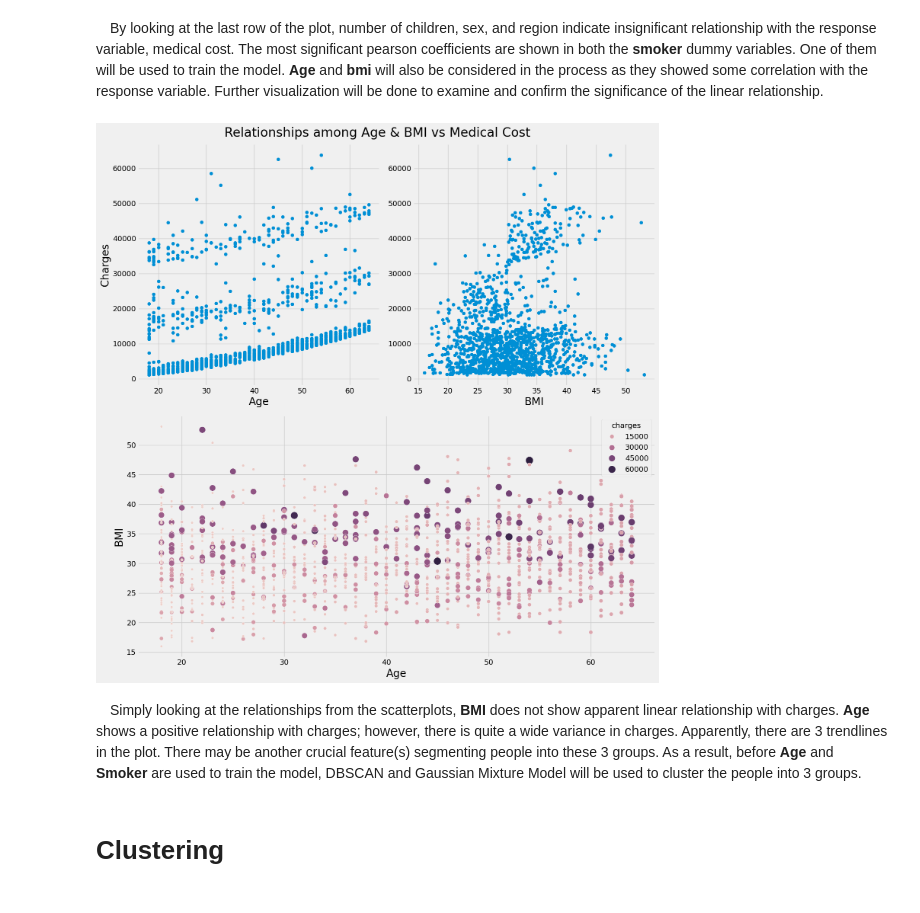
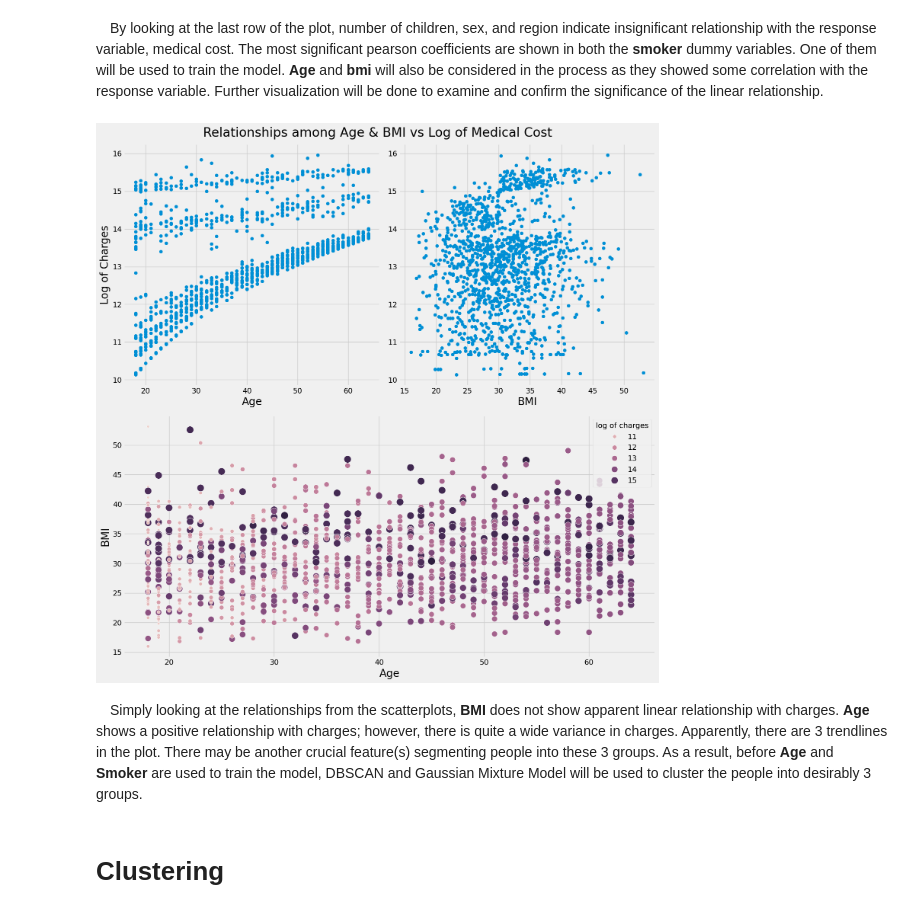
Before and after one commit to moscmh/medicalcost, a Jupyter notebook: medicalcost.ipynb, the cells around one changed output. Cells and saved outputs as stored; diff of their text form; code cells hidden in the pictures.

Commit message:
Ready to perform clustering again.

```diff
--- a/medicalcost.ipynb
+++ b/medicalcost.ipynb
@@ -136,29 +136,29 @@ plt.show()
 # %%
 # Scatterplots for age and bmi versus charges
 fig = plt.figure(figsize=(15,15))
 
 ax1 = fig.add_subplot(2,2,1)
-ax1.scatter(data=df_dummies, x='age', y='charges')
+ax1.scatter(data=df_dummies, x='age', y='log_y')
 ax1.set_xlabel('Age', fontsize=20)
-ax1.set_ylabel('Charges', fontsize=20)
+ax1.set_ylabel('Log of Charges', fontsize=20)
 
 ax2 = fig.add_subplot(2,2,2)
-ax2.scatter(data=df_dummies, x='bmi', y='charges')
+ax2.scatter(data=df_dummies, x='bmi', y='log_y')
 ax2.set_xlabel('BMI', fontsize=20)
 
 ax3 = fig.add_subplot(2,1,2)
-sns.scatterplot(data=df_dummies, x='age', y='bmi', size='charges', sizes=(20,200), hue='charges', ax=ax3)
-ax3.legend(title='charges', loc='best')
+sns.scatterplot(data=df_dummies, x='age', y='bmi', size='log_y', sizes=(20,200), hue='log_y', ax=ax3)
+ax3.legend(title='log of charges', loc='best')
 ax3.set_xlabel('Age', fontsize=20)
 ax3.set_ylabel('BMI', fontsize=20)
 
-fig.suptitle("Relationships among Age & BMI vs Medical Cost", fontsize=24)
+fig.suptitle("Relationships among Age & BMI vs Log of Medical Cost", fontsize=24)
 fig.tight_layout()
 plt.show()
 # %% [output]
-[figure, old version]
+[figure, new version]
 # %% [markdown]
-&emsp;Simply looking at the relationships from the scatterplots, **BMI** does not show apparent linear relationship with charges. **Age** shows a positive relationship with charges; however, there is quite a wide variance in charges. Apparently, there are 3 trendlines in the plot. There may be another crucial feature(s) segmenting people into these 3 groups. As a result, before **Age** and **Smoker** are used to train the model, DBSCAN and Gaussian Mixture Model will be used to cluster the people into 3 groups.<a id='charges-age'></a>
+&emsp;Simply looking at the relationships from the scatterplots, **BMI** does not show apparent linear relationship with charges. **Age** shows a positive relationship with charges; however, there is quite a wide variance in charges. Apparently, there are 3 trendlines in the plot. There may be another crucial feature(s) segmenting people into these 3 groups. As a result, before **Age** and **Smoker** are used to train the model, DBSCAN and Gaussian Mixture Model will be used to cluster the people into desirably 3 groups.<a id='charges-age'></a>
 # %% [markdown]
 # Clustering<a id='cluster'></a>
 # %%
```
